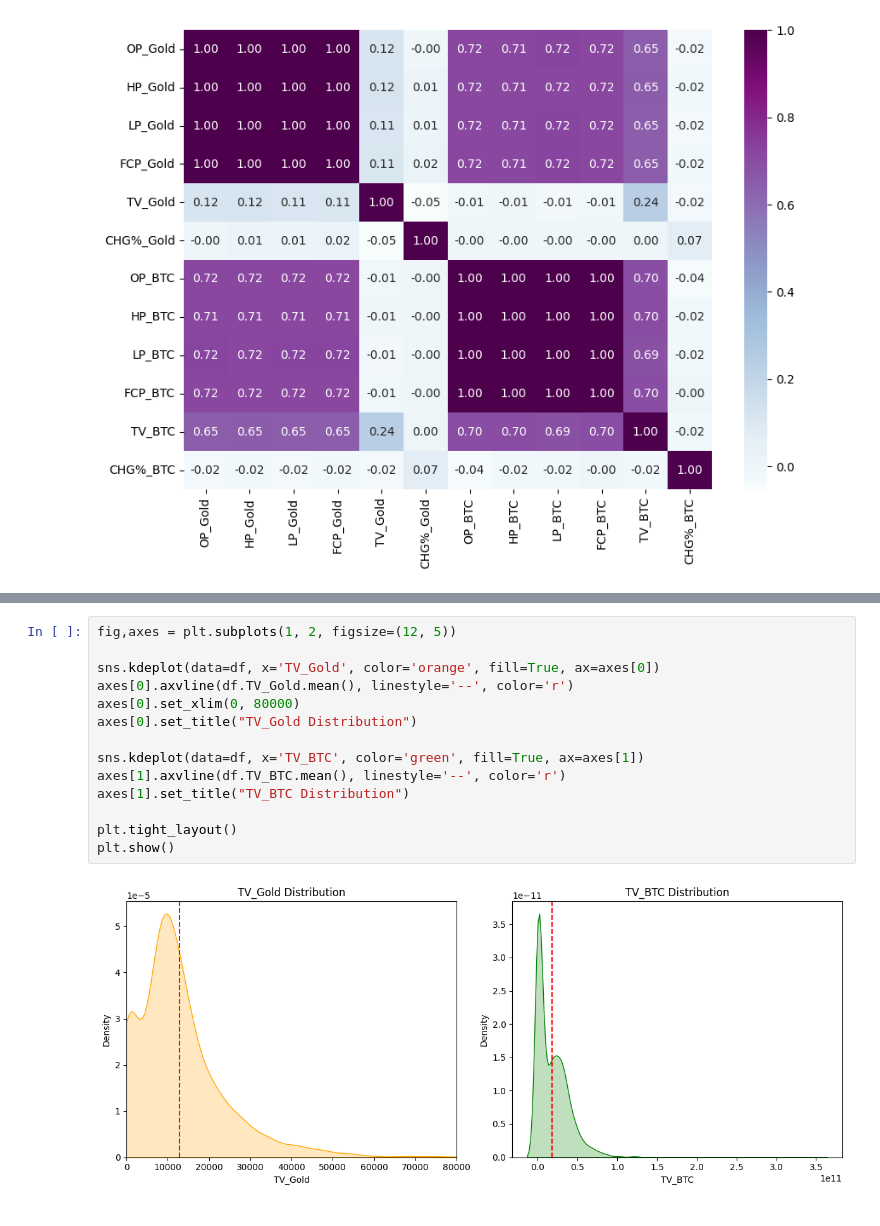
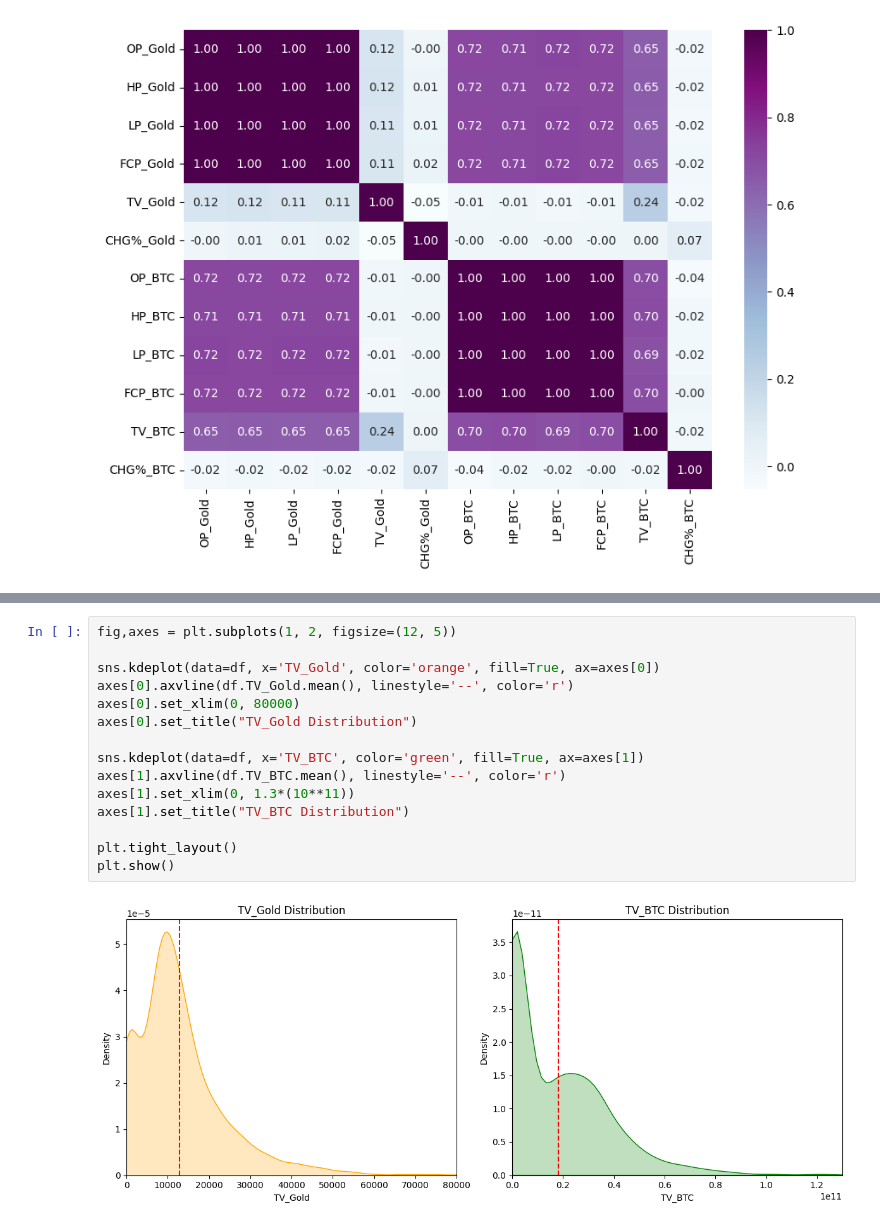
Before and after one commit to tarankovaa/Data_analysis, a Jupyter notebook: Project.ipynb, the cells around one changed output, grey strips where cells are left out. Saved outputs shown, nothing was run; the diff lists cells and outputs as text.

```diff
--- a/Project.ipynb
+++ b/Project.ipynb
@@ -161,16 +168,17 @@ go.Figure(data=[trace_2,trace_3], layout=layout)
 # %%
 fig,axes = plt.subplots(1, 2, figsize=(12, 5))
 
 sns.kdeplot(data=df, x='TV_Gold', color='orange', fill=True, ax=axes[0])
 axes[0].axvline(df.TV_Gold.mean(), linestyle='--', color='r')
 axes[0].set_xlim(0, 80000)
 axes[0].set_title("TV_Gold Distribution")
 
 sns.kdeplot(data=df, x='TV_BTC', color='green', fill=True, ax=axes[1])
 axes[1].axvline(df.TV_BTC.mean(), linestyle='--', color='r')
+axes[1].set_xlim(0, 1.3*(10**11))
 axes[1].set_title("TV_BTC Distribution")
 
 plt.tight_layout()
 plt.show()
 # %% [output]
-[figure, old version]
+[figure, new version]
```
Also changed, not shown: parts of 7 cells of this notebook.
